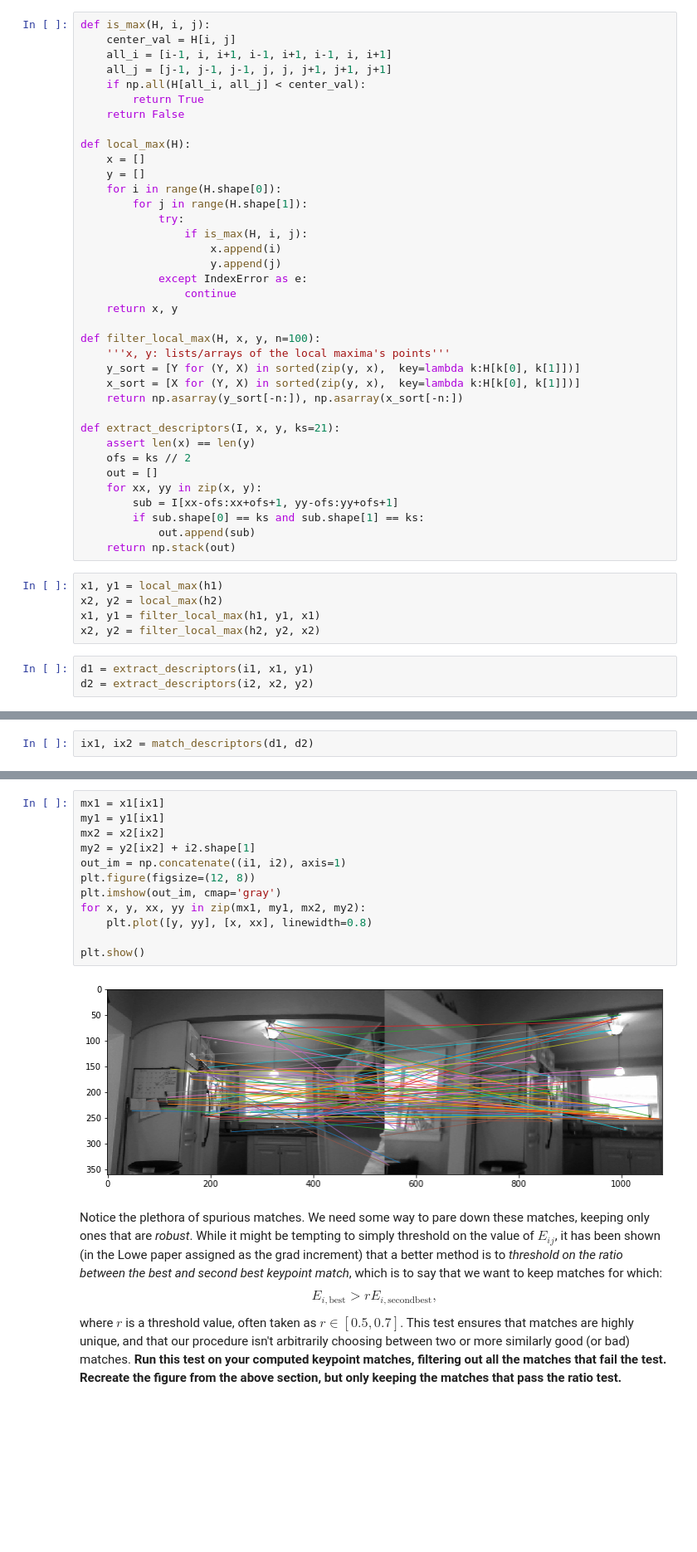
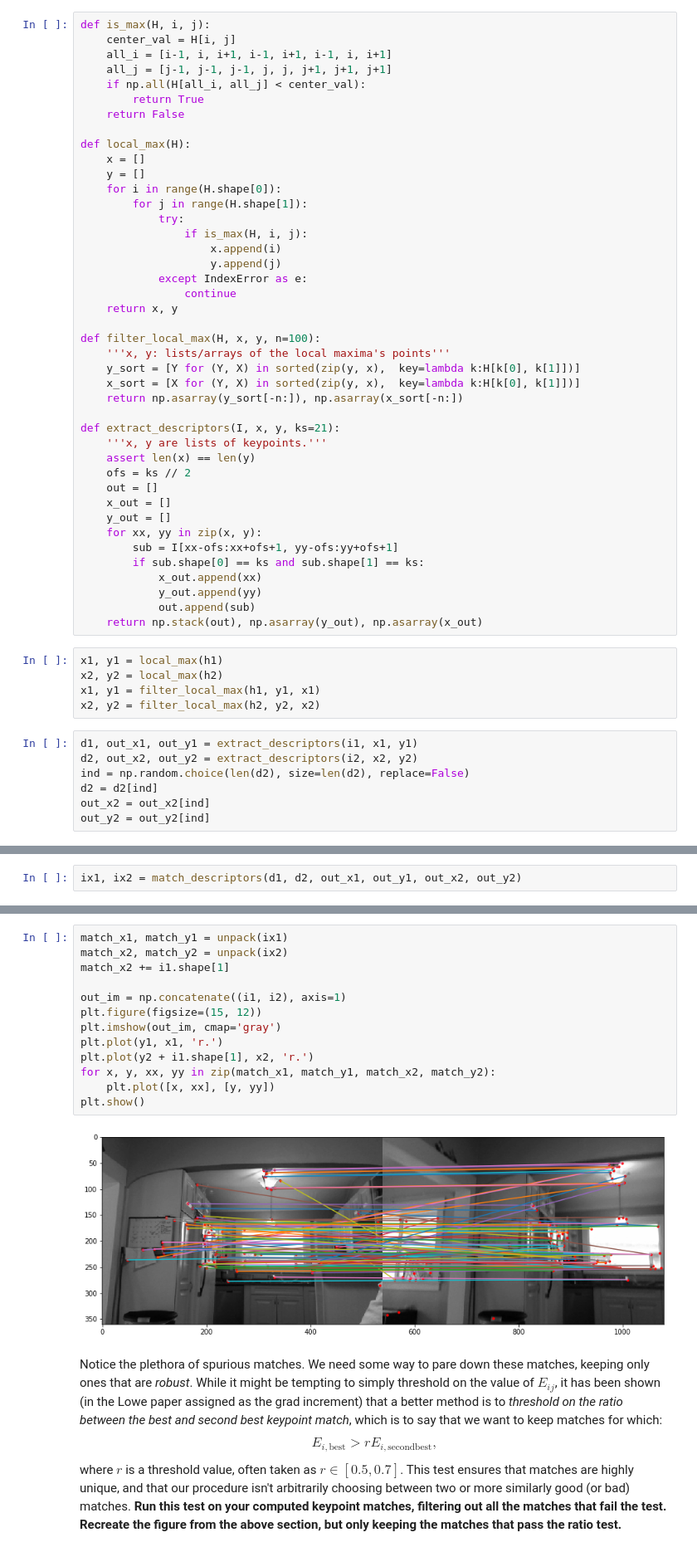
Before and after one commit to tcolligan4/190211_feature_matching, a Jupyter notebook: keypoint_matching.ipynb, the cells around one changed output, grey strips where cells are left out. Shown: that part at 83% size. Drawn from its saved outputs; the diff is of its cells as text; blank space fills up the shorter version.

```diff
--- a/keypoint_matching.ipynb
+++ b/keypoint_matching.ipynb
@@ -86,22 +86,31 @@ def filter_local_max(H, x, y, n=100):
     return np.asarray(y_sort[-n:]), np.asarray(x_sort[-n:])
 
 def extract_descriptors(I, x, y, ks=21):
+    '''x, y are lists of keypoints.'''
     assert len(x) == len(y)
     ofs = ks // 2
     out = []
+    x_out = []
+    y_out = []
     for xx, yy in zip(x, y):
         sub = I[xx-ofs:xx+ofs+1, yy-ofs:yy+ofs+1]
         if sub.shape[0] == ks and sub.shape[1] == ks:
+            x_out.append(xx)
+            y_out.append(yy)
             out.append(sub)
-    return np.stack(out)
+    return np.stack(out), np.asarray(y_out), np.asarray(x_out)
 # %%
 x1, y1 = local_max(h1)
 x2, y2 = local_max(h2)
 x1, y1 = filter_local_max(h1, y1, x1)
 x2, y2 = filter_local_max(h2, y2, x2)
 # %%
-d1 = extract_descriptors(i1, x1, y1)
-d2 = extract_descriptors(i2, x2, y2)
+d1, out_x1, out_y1 = extract_descriptors(i1, x1, y1)
+d2, out_x2, out_y2 = extract_descriptors(i2, x2, y2)
+ind = np.random.choice(len(d2), size=len(d2), replace=False)
+d2 = d2[ind]
+out_x2 = out_x2[ind]
+out_y2 = out_y2[ind]
 # %% [markdown]
 ## Descriptor matching
 Now that we have extracted features, we need to form correspondences between features in each image via *matching*.  While there are many more efficient ways to perform feature matching, oftentimes the simplest and most effective method is the so-called brute force method: for each descriptor in image 1, compare it to each descriptor in image 2, and determine the one that is the best match.  To do this we need to define a mathematical value for what constitutes a good match.  In this case, I suggest using *z-normalized sum squared error*, e.g.
@@ -146,2 +160,2 @@ def match_descriptors(d1, d2):
 # %%
-ix1, ix2 = match_descriptors(d1, d2)
+ix1, ix2 = match_descriptors(d1, d2, out_x1, out_y1, out_x2, out_y2)
@@ -150,17 +162,18 @@ ix1, ix2 = match_descriptors(d1, d2)
 # %%
-mx1 = x1[ix1]
-my1 = y1[ix1]
-mx2 = x2[ix2]
-my2 = y2[ix2] + i2.shape[1]
+match_x1, match_y1 = unpack(ix1)
+match_x2, match_y2 = unpack(ix2)
+match_x2 += i1.shape[1]
+
 out_im = np.concatenate((i1, i2), axis=1)
-plt.figure(figsize=(12, 8))
+plt.figure(figsize=(15, 12))
 plt.imshow(out_im, cmap='gray')
-for x, y, xx, yy in zip(mx1, my1, mx2, my2):
-    plt.plot([y, yy], [x, xx], linewidth=0.8)
-
+plt.plot(y1, x1, 'r.')
+plt.plot(y2 + i1.shape[1], x2, 'r.')
+for x, y, xx, yy in zip(match_x1, match_y1, match_x2, match_y2):
+    plt.plot([x, xx], [y, yy])
 plt.show()
 # %% [output]
-[figure, old version]
+[figure, new version]
 # %% [markdown]
 Notice the plethora of spurious matches.  We need some way to pare down these matches, keeping only ones that are *robust*.  While it might be tempting to simply threshold on the value of $E_{ij}$, it has been shown (in the Lowe paper assigned as the grad increment) that a better method is to *threshold on the ratio between the best and second best keypoint match*, which is to say that we want to keep matches for which:
 $$
```
Also changed, not shown: parts of 6 cells of this notebook, 2 other files.
